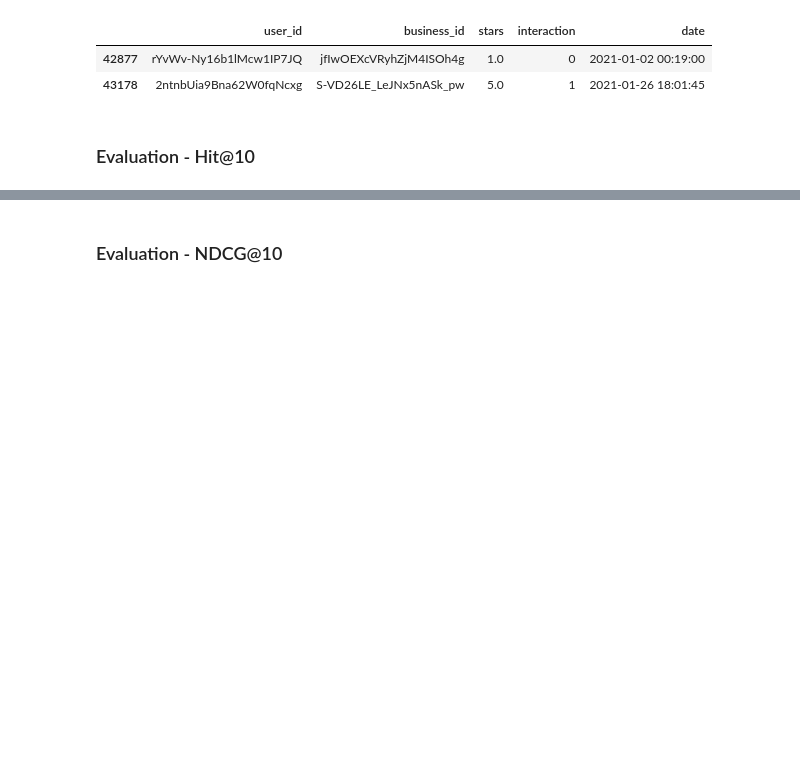
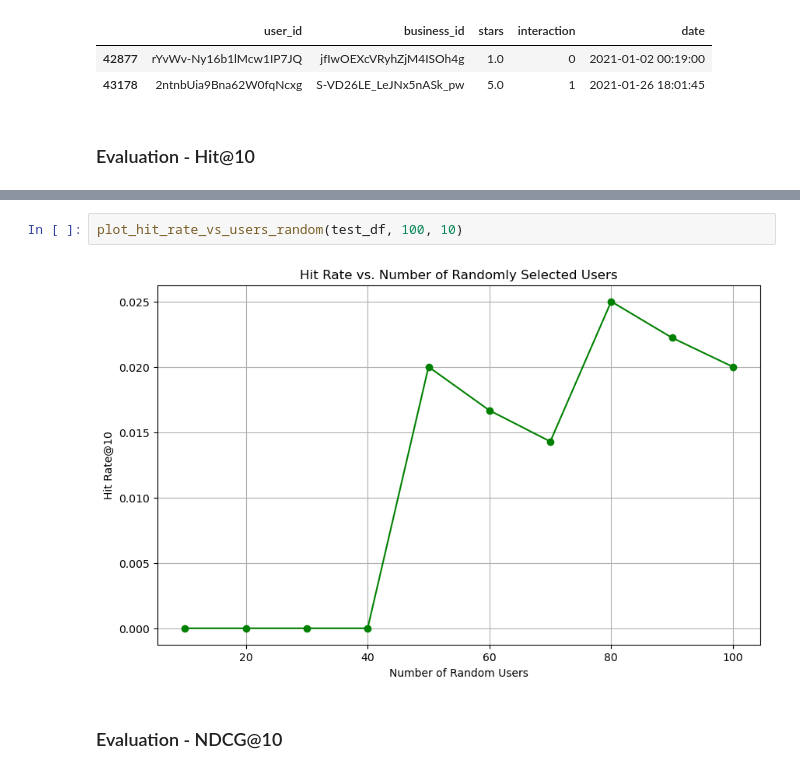
Before and after one commit to BT4222Yelp/YelpRecommender, a Jupyter notebook: 07_UserBasedCollaborativeFiltering.ipynb, the cells around one changed output, grey strips where cells are left out. Drawn from its saved outputs; the diff is of its cells as text; blank space fills up the shorter version.

```diff
--- a/07_UserBasedCollaborativeFiltering.ipynb
+++ b/07_UserBasedCollaborativeFiltering.ipynb
@@ -317,3 +343,7 @@ plot_hit_rate_vs_users(test_df, max_users=100, step=10)
+# %%
+plot_hit_rate_vs_users_random(test_df, 100, 10)
+# %% [output]
+[figure, added]
 # %% [markdown]
 ### Evaluation - NDCG@10
 # %%
```
Also changed, not shown: parts of 18 cells of this notebook.
